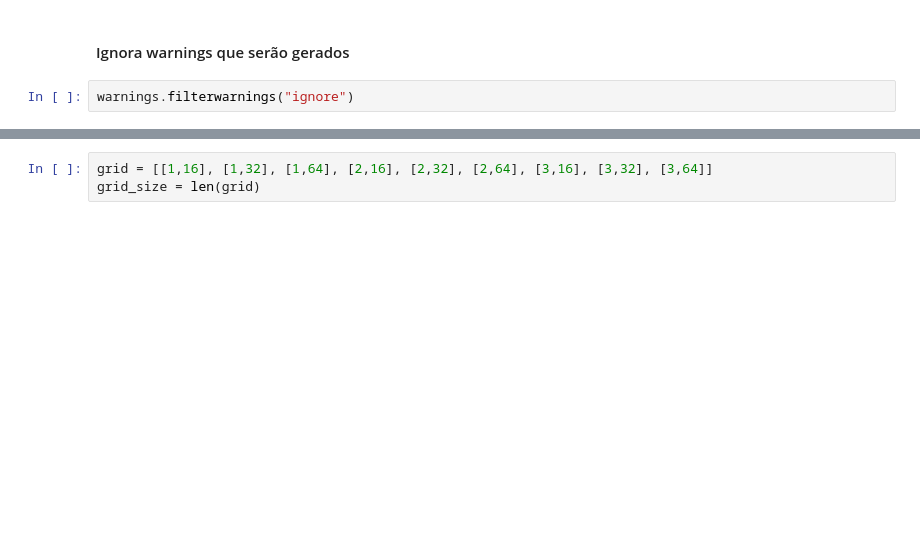
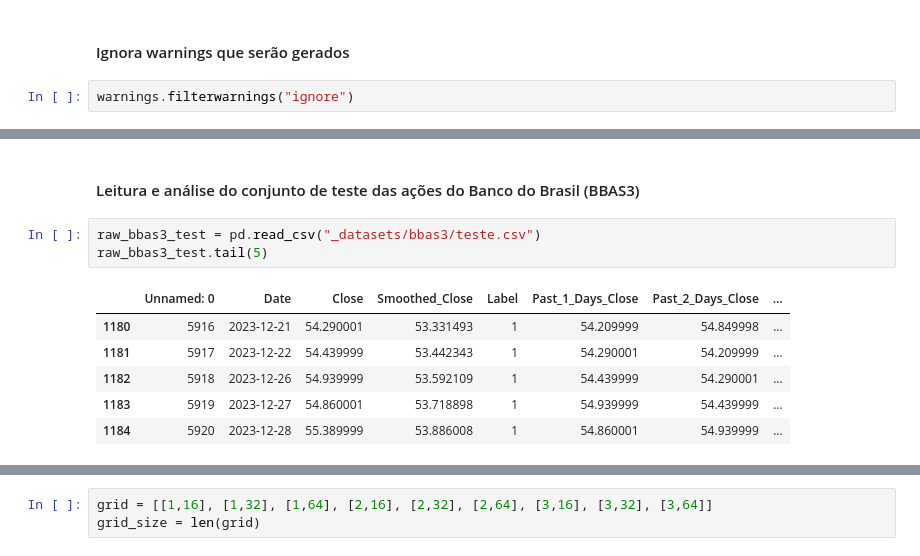
Before and after one commit to leonardosantosrocha/fiap-deep-learning, a Jupyter notebook: main.ipynb, the cells around one changed output, grey strips where cells are left out. Drawn from its saved outputs; the diff is of its cells as text; blank space fills up the shorter version.

```diff
--- a/main.ipynb
+++ b/main.ipynb
@@ -184,0 +136,12 @@ scores, accuracies, losses = list(), list(), list()
+# %% [markdown]
+#### Leitura e análise do conjunto de teste das ações do Banco do Brasil (BBAS3)
+# %%
+raw_bbas3_test = pd.read_csv("_datasets/bbas3/teste.csv")
+raw_bbas3_test.tail(5)
+# %% [output]
+|  | Unnamed: 0 | Date | Close | Smoothed_Close | Label | Past_1_Days_Close | Past_2_Days_Close | ... |
+| 1180 | 5916 | 2023-12-21 | 54.290001 | 53.331493 | 1 | 54.209999 | 54.849998 | ... |
+| 1181 | 5917 | 2023-12-22 | 54.439999 | 53.442343 | 1 | 54.290001 | 54.209999 | ... |
+| 1182 | 5918 | 2023-12-26 | 54.939999 | 53.592109 | 1 | 54.439999 | 54.290001 | ... |
+| 1183 | 5919 | 2023-12-27 | 54.860001 | 53.718898 | 1 | 54.939999 | 54.439999 | ... |
+| 1184 | 5920 | 2023-12-28 | 55.389999 | 53.886008 | 1 | 54.860001 | 54.939999 | ... |
```
Also changed, not shown: parts of 53 cells of this notebook, 1 other file.
